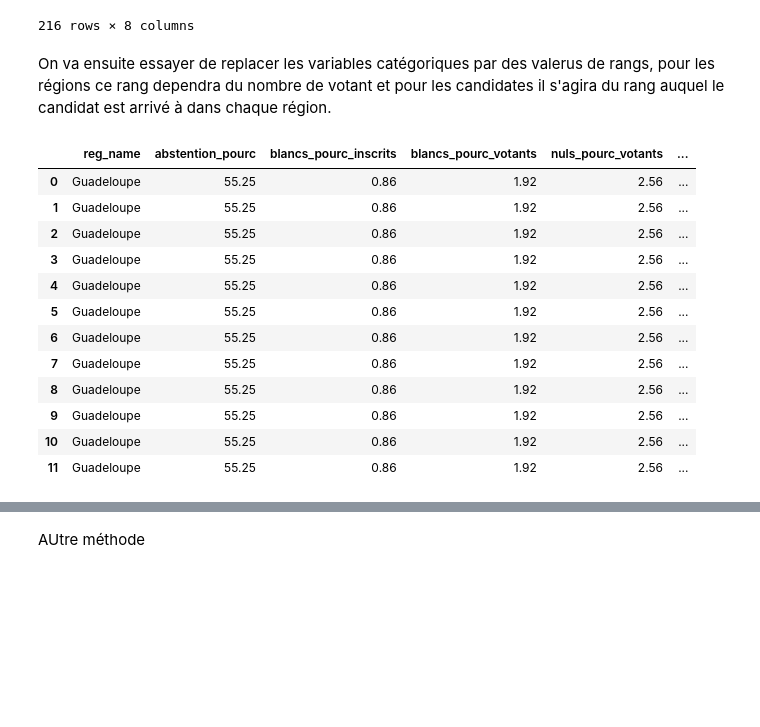
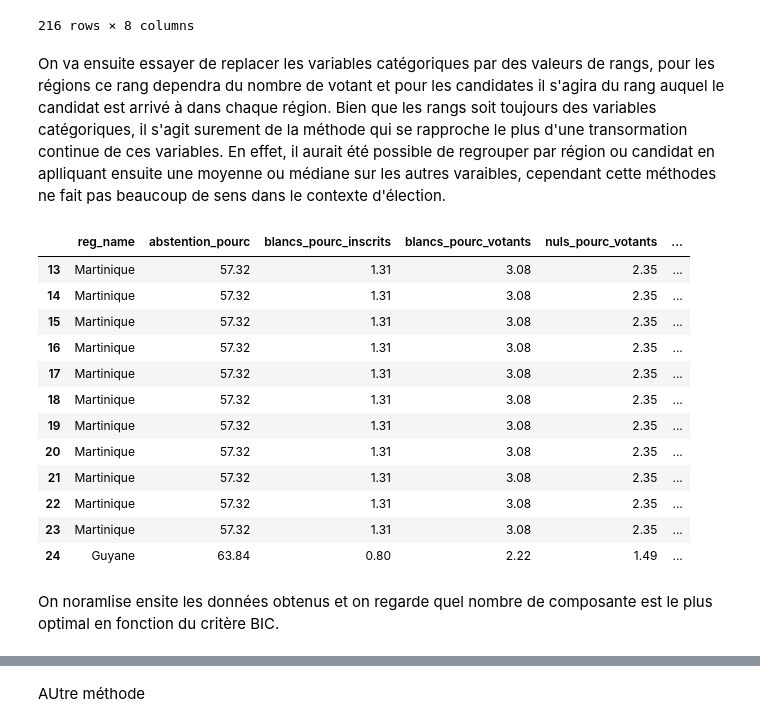
Before and after one commit to Antoine3529/APST2, a Jupyter notebook: Model_clust.ipynb, the cells around one changed output, grey strips where cells are left out. Drawn from its saved outputs; the diff is of its cells as text; code cells hidden in the pictures; blank space fills up the shorter version.

Commit message:
continue dans la voiture cette aprem
Les trucs fonctionne , il faut jsute analyser et commenter je fais ca dans la voitures ce soir

```diff
--- a/Model_clust.ipynb
+++ b/Model_clust.ipynb
@@ -453,7 +462,7 @@ data
 | 215 | Corse | 37.29 | 1.04 | 1.65 | 1.28 | ... |
 216 rows × 8 columns
 # %% [markdown]
-On va ensuite essayer de replacer les variables catégoriques par des valerus de rangs, pour les régions ce rang dependra du nombre de votant et pour les candidates il s'agira du rang auquel le candidat est arrivé à dans chaque région.
+On va ensuite essayer de replacer les variables catégoriques par des valeurs de rangs, pour les régions ce rang dependra du nombre de votant et pour les candidates il s'agira du rang auquel le candidat est arrivé à dans chaque région. Bien que les rangs soit toujours des variables catégoriques, il s'agit surement de la méthode qui se rapproche le plus d'une transormation continue de ces variables. En effet, il aurait été possible de regrouper par région ou candidat en aplliquant ensuite une moyenne ou médiane sur les autres varaibles, cependant cette méthodes ne fait pas beaucoup de sens dans le contexte d'élection.
 # %%
 regions_sorted = data_pres.groupby('reg_name')['votants_nb'].sum().sort_values(ascending=False).reset_index()
 regions_sorted['reg_rank'] = regions_sorted['votants_nb'].rank(ascending=False, method='min')
@@ -463,21 +472,23 @@ candidates_sorted = data.groupby(['reg_name', 'cand_nom'])['cand_rapport_exprim'
 candidates_sorted['cand_rank'] = candidates_sorted.groupby('reg_name')['cand_rapport_exprim'].rank(ascending=False, method='min')
 data = data.merge(candidates_sorted[['reg_name', 'cand_nom', 'cand_rank']], on=['reg_name', 'cand_nom'], how='left')
 # %%
-data.iloc[0:12,:]
+data.iloc[13:25,:]
 # %% [output]
 |  | reg_name | abstention_pourc | blancs_pourc_inscrits | blancs_pourc_votants | nuls_pourc_votants | ... |
-| 0 | Guadeloupe | 55.25 | 0.86 | 1.92 | 2.56 | ... |
-| 1 | Guadeloupe | 55.25 | 0.86 | 1.92 | 2.56 | ... |
-| 2 | Guadeloupe | 55.25 | 0.86 | 1.92 | 2.56 | ... |
-| 3 | Guadeloupe | 55.25 | 0.86 | 1.92 | 2.56 | ... |
-| 4 | Guadeloupe | 55.25 | 0.86 | 1.92 | 2.56 | ... |
-| 5 | Guadeloupe | 55.25 | 0.86 | 1.92 | 2.56 | ... |
-| 6 | Guadeloupe | 55.25 | 0.86 | 1.92 | 2.56 | ... |
-| 7 | Guadeloupe | 55.25 | 0.86 | 1.92 | 2.56 | ... |
-| 8 | Guadeloupe | 55.25 | 0.86 | 1.92 | 2.56 | ... |
-| 9 | Guadeloupe | 55.25 | 0.86 | 1.92 | 2.56 | ... |
-| 10 | Guadeloupe | 55.25 | 0.86 | 1.92 | 2.56 | ... |
-| 11 | Guadeloupe | 55.25 | 0.86 | 1.92 | 2.56 | ... |
+| 13 | Martinique | 57.32 | 1.31 | 3.08 | 2.35 | ... |
+| 14 | Martinique | 57.32 | 1.31 | 3.08 | 2.35 | ... |
+| 15 | Martinique | 57.32 | 1.31 | 3.08 | 2.35 | ... |
+| 16 | Martinique | 57.32 | 1.31 | 3.08 | 2.35 | ... |
+| 17 | Martinique | 57.32 | 1.31 | 3.08 | 2.35 | ... |
+| 18 | Martinique | 57.32 | 1.31 | 3.08 | 2.35 | ... |
+| 19 | Martinique | 57.32 | 1.31 | 3.08 | 2.35 | ... |
+| 20 | Martinique | 57.32 | 1.31 | 3.08 | 2.35 | ... |
+| 21 | Martinique | 57.32 | 1.31 | 3.08 | 2.35 | ... |
+| 22 | Martinique | 57.32 | 1.31 | 3.08 | 2.35 | ... |
+| 23 | Martinique | 57.32 | 1.31 | 3.08 | 2.35 | ... |
+| 24 | Guyane | 63.84 | 0.80 | 2.22 | 1.49 | ... |
+# %% [markdown]
+On noramlise ensite les données obtenus et on regarde quel nombre de composante est le plus optimal en fonction du critère BIC.
 # %%
 from sklearn.decomposition import PCA
 from sklearn.preprocessing import StandardScaler
```
Also changed, not shown: parts of 13 cells of this notebook.
